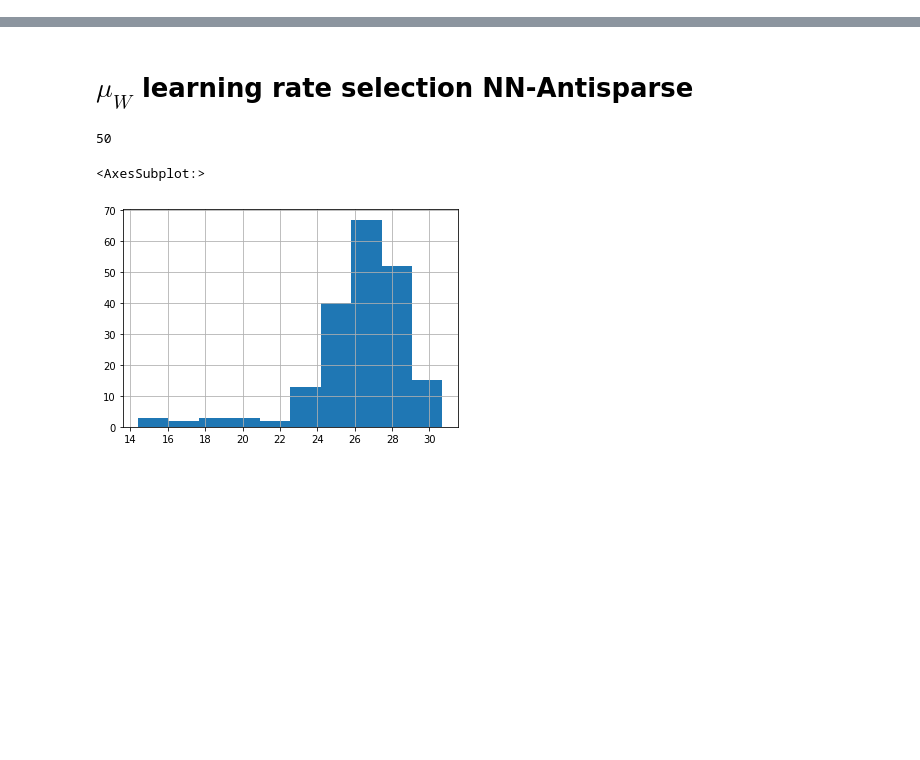
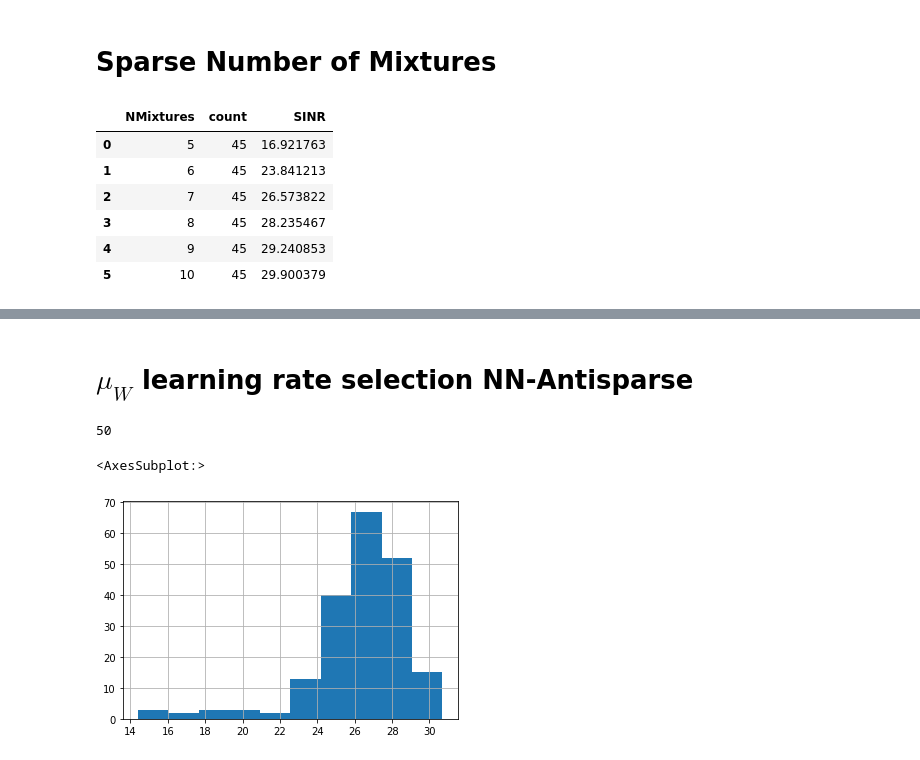
Before and after one commit to BariscanBozkurt/Biologically-Plausible-Correlative-Information-Maximization-for-Blind-Source-Separation, a Jupyter notebook: Simulations/AnalyzeSimulationResultsFinal/PlotSimulationResults_AblationStudies.ipynb, the cells around one changed output, grey strips where cells are left out. Saved outputs shown, nothing was run; the diff lists cells and outputs as text; code cells hidden in the pictures; blank space fills up the shorter version.

```diff
--- a/Simulations/AnalyzeSimulationResultsFinal/PlotSimulationResults_AblationStudies.ipynb
+++ b/Simulations/AnalyzeSimulationResultsFinal/PlotSimulationResults_AblationStudies.ipynb
@@ -11,3 +11,5 @@ from visualization_utils import perc, SetPlotRC, ApplyFont
 # %%
 # if not os.path.exists("Figures"):
 #     os.mkdir("Figures")
+# %% [markdown]
+# Sparse Number of Mixtures
@@ -13,0 +18,12 @@ from visualization_utils import perc, SetPlotRC, ApplyFont
+# %%
+results = df_nmixtures_results[['NMixtures', 'SINR']].groupby(['NMixtures']).agg({'NMixtures':'size', 'SINR':'mean'}).rename(columns={'NMixtures':'count','SINR':'SINR'}).reset_index()
+
+results
+# %% [output]
+|  | NMixtures | count | SINR |
+| 0 | 5 | 45 | 16.921763 |
+| 1 | 6 | 45 | 23.841213 |
+| 2 | 7 | 45 | 26.573822 |
+| 3 | 8 | 45 | 28.235467 |
+| 4 | 9 | 45 | 29.240853 |
+| 5 | 10 | 45 | 29.900379 |
```
Also changed, not shown: parts of 6 cells of this notebook, 20 other files.
